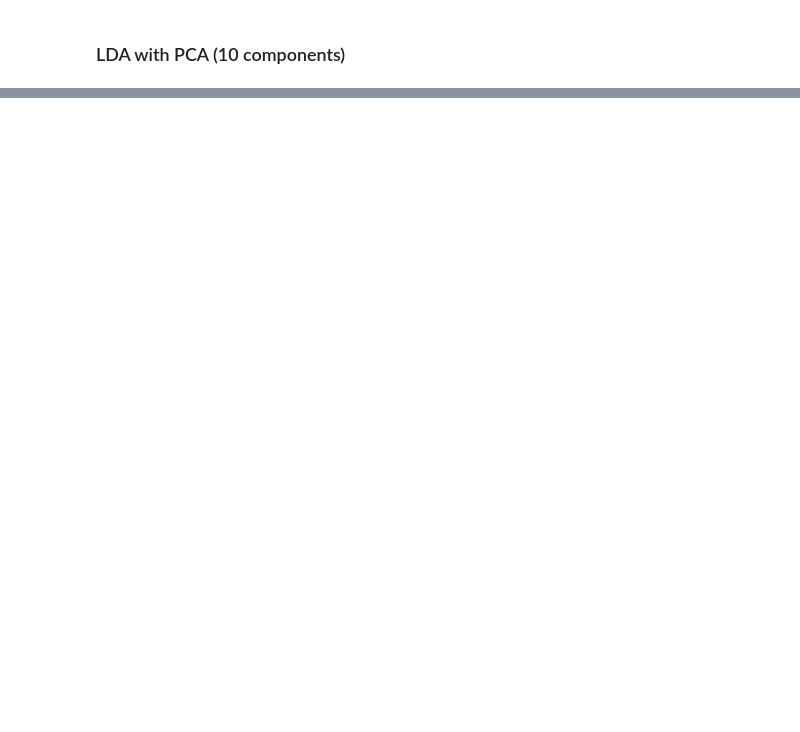
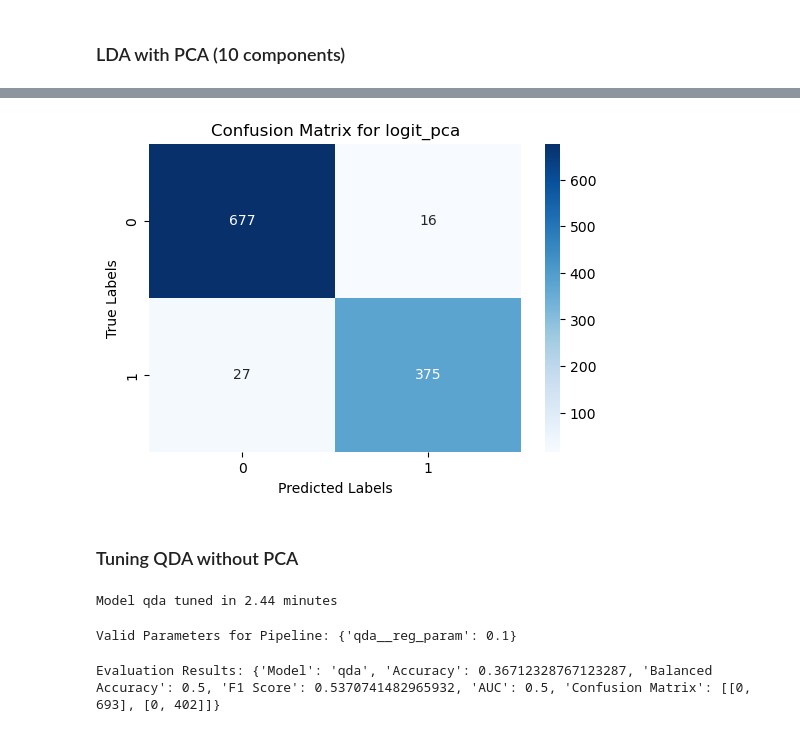
Before and after one commit to NeuralWave42/ST443-Project, a Jupyter notebook: task1.ipynb, the cells around one changed output, grey strips where cells are left out. Cells and saved outputs as stored; diff of their text form; code cells hidden in the pictures; blank space fills up the shorter version.

```diff
--- a/task1.ipynb
+++ b/task1.ipynb
@@ -1288,0 +406,19 @@ final_results
+# %%
+logit_pca_model = ModelPipeline(
+    model=LogisticRegression(),
+    name="logit_pca",
+    standardize=True,
+    with_pca=True,
+    n_pca_components=10
+)
+
+logit_pca_model.create_pipeline()
+
+# Combine fixed parameters and best parameters
+logit_pca_fixed_and_best_params = {
+    **{f"logit_pca__{key.split('__')[1]}": value for key, value in logit_fixed_params.items()},
+    **{f"logit_pca__{key.split('__')[1]}": value for key, value in logit_model.best_params.items() if "__" in key}
+}
+
+# Apply the combined parameters to the PCA model
+logit_pca_model.set_params(logit_pca_fixed_and_best_params)
@@ -1288,0 +429,8 @@ final_results
+# %%
+confusion = logit_pca_model.results["Confusion Matrix"]
+labels = sorted(np.unique(y_test))
+plot_confusion_matrix(confusion, labels, title=f"Confusion Matrix for {logit_pca_model.name}")
+# %% [output]
+[figure, added]
+# %% [markdown]
+### Tuning QDA without PCA
@@ -1288,0 +451,9 @@ final_results
+# %%
+qda_model.tune(X_train, y_train, qda_grid)
+# %% [output]
+Model qda tuned in 2.44 minutes
+# %%
+qda_model.evaluate(X_train, X_test, y_train, y_test)
+# %% [output]
+Valid Parameters for Pipeline: {'qda__reg_param': 0.1}
+Evaluation Results: {'Model': 'qda', 'Accuracy': 0.36712328767123287, 'Balanced Accuracy': 0.5, 'F1 Score': 0.5370741482965932, 'AUC': 0.5, 'Confusion Matrix': [[0, 693], [0, 402]]}
```
Also changed, not shown: parts of 165 cells of this notebook, 12 other files.
